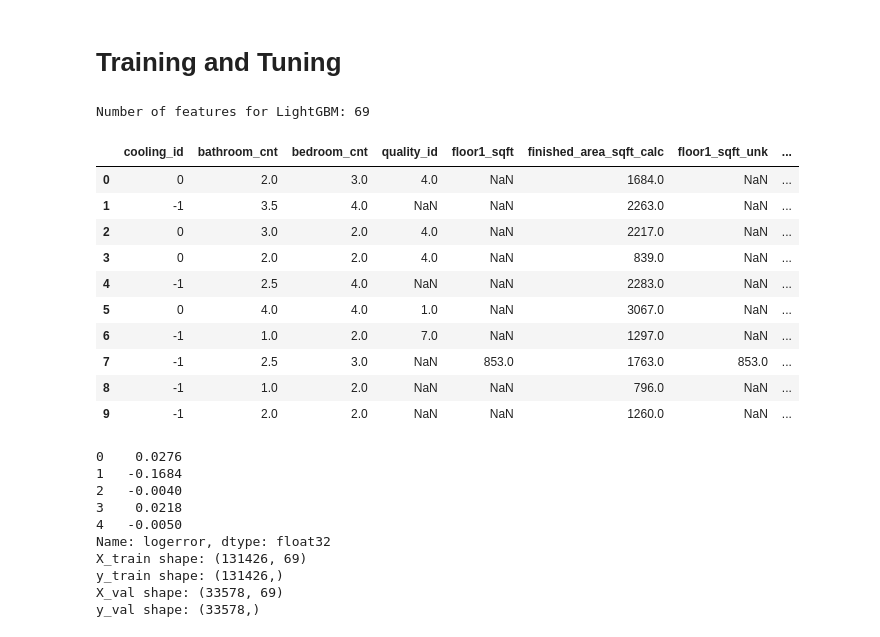
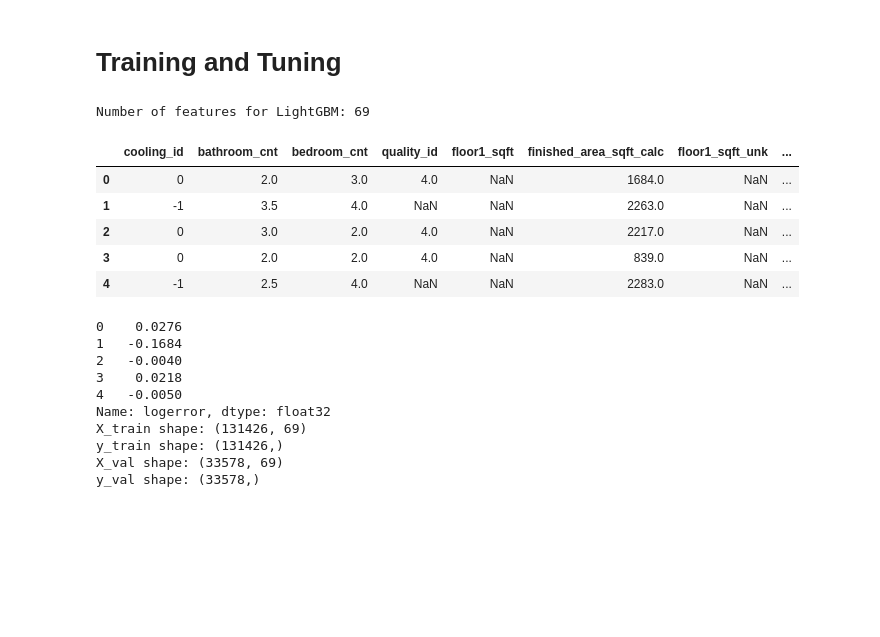
Before and after one commit to junjiedong/Zillow-Kaggle, a Jupyter notebook: model_lgb.ipynb, the cells around one changed output. Drawn from its saved outputs; the diff is of its cells as text; code cells hidden in the pictures; blank space fills up the shorter version.

```diff
--- a/model_lgb.ipynb
+++ b/model_lgb.ipynb
@@ -66,20 +80,15 @@ Wall time: 19.1 s
 # %%
 lgb_features = lgb_drop_features(train)
 print("Number of features for LightGBM: {}".format(len(lgb_features.columns)))
-lgb_features.head(10)
+lgb_features.head(5)
 # %% [output]
 Number of features for LightGBM: 69
 |  | cooling_id | bathroom_cnt | bedroom_cnt | quality_id | floor1_sqft | finished_area_sqft_calc | floor1_sqft_unk | ... |
 | 0 | 0 | 2.0 | 3.0 | 4.0 | NaN | 1684.0 | NaN | ... |
 | 1 | -1 | 3.5 | 4.0 | NaN | NaN | 2263.0 | NaN | ... |
 | 2 | 0 | 3.0 | 2.0 | 4.0 | NaN | 2217.0 | NaN | ... |
 | 3 | 0 | 2.0 | 2.0 | 4.0 | NaN | 839.0 | NaN | ... |
 | 4 | -1 | 2.5 | 4.0 | NaN | NaN | 2283.0 | NaN | ... |
-| 5 | 0 | 4.0 | 4.0 | 1.0 | NaN | 3067.0 | NaN | ... |
-| 6 | -1 | 1.0 | 2.0 | 7.0 | NaN | 1297.0 | NaN | ... |
-| 7 | -1 | 2.5 | 3.0 | NaN | 853.0 | 1763.0 | 853.0 | ... |
-| 8 | -1 | 1.0 | 2.0 | NaN | NaN | 796.0 | NaN | ... |
-| 9 | -1 | 2.0 | 2.0 | NaN | NaN | 1260.0 | NaN | ... |
 # %%
 # Prepare training and cross-validation data
 lgb_label = train.logerror.astype(np.float32)
```
Also changed, not shown: parts of 15 cells of this notebook, 2 other files.
